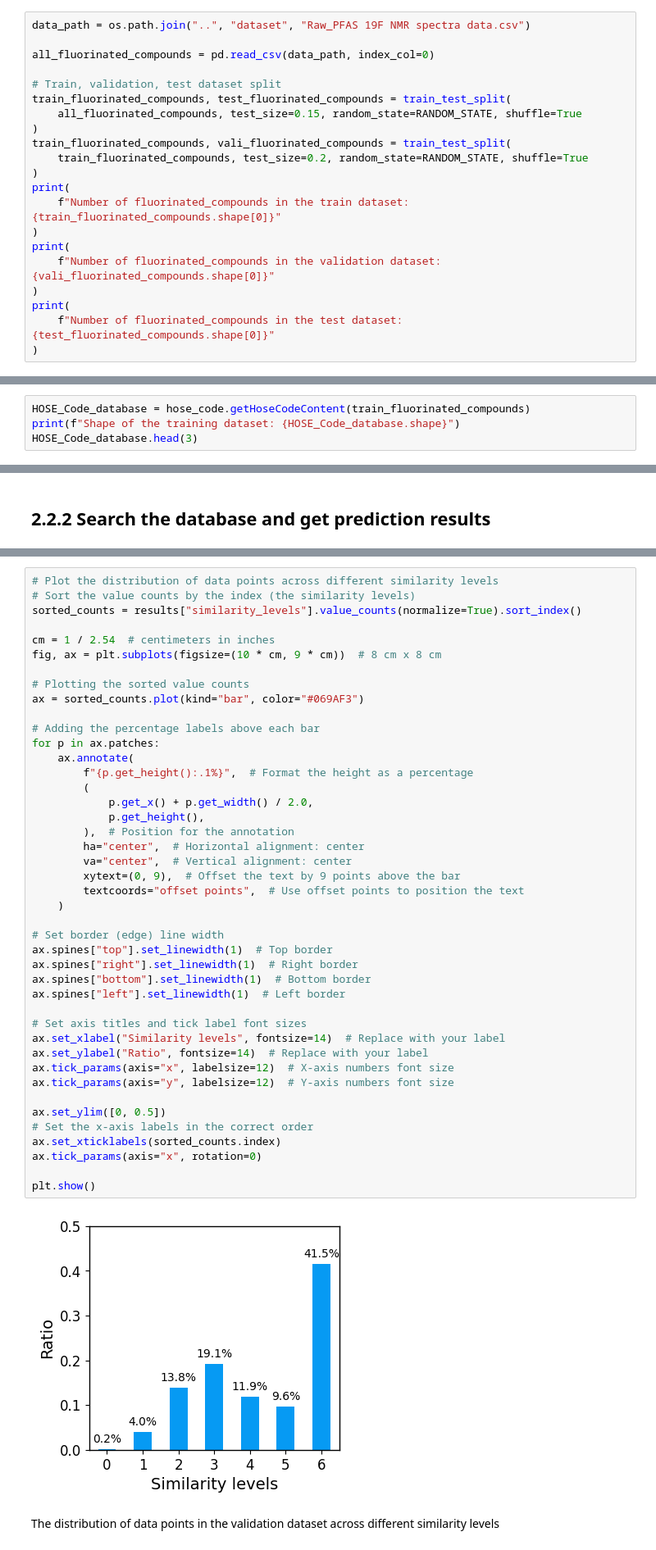
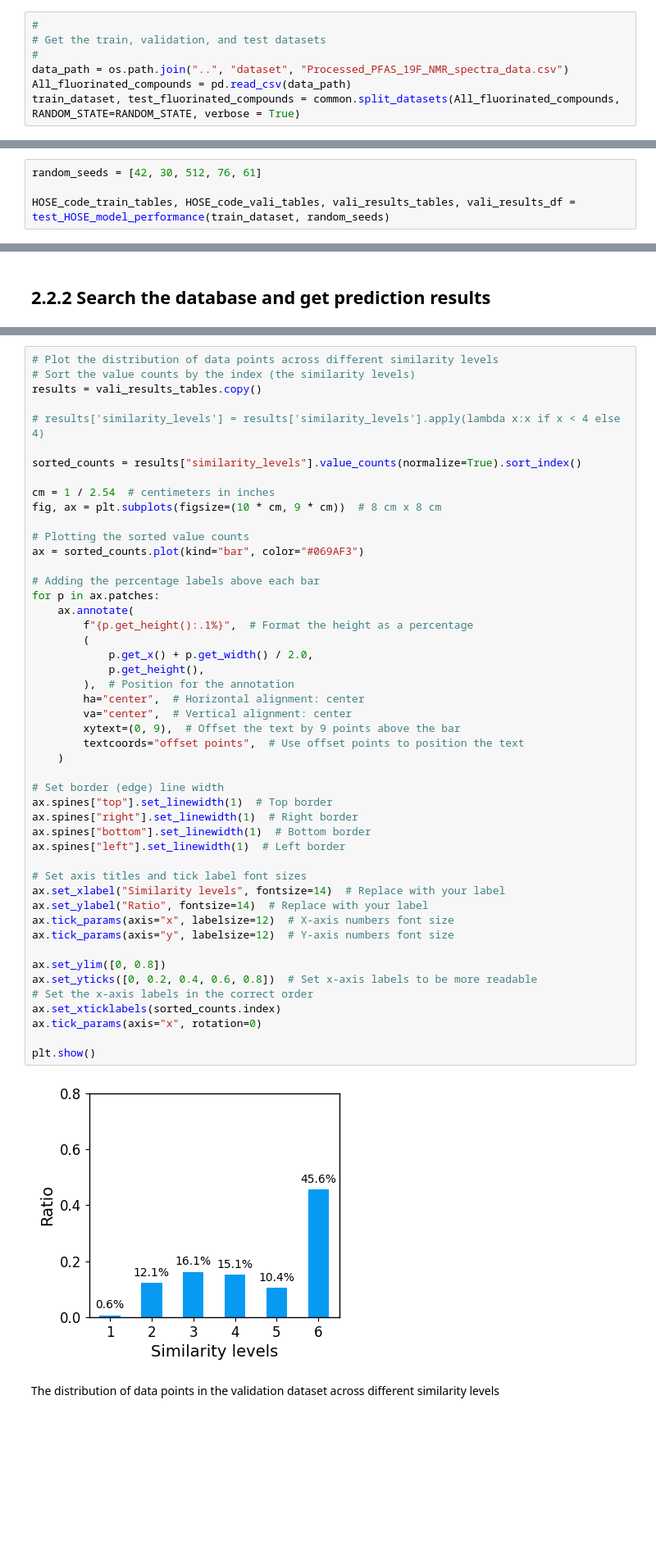
Before and after one commit to Dandan-Rao/19F-NMR-Machine-Learning-For-PFAS-Detection, a Jupyter notebook: notebooks/3_HOSE_based_nearest_neighbors_model.ipynb, the cells around one changed output, grey strips where cells are left out. Shown at 82% size. Saved outputs shown, nothing was run; the diff lists cells and outputs as text; blank space fills up the shorter version.

```diff
--- a/notebooks/3_HOSE_based_nearest_neighbors_model.ipynb
+++ b/notebooks/3_HOSE_based_nearest_neighbors_model.ipynb
@@ -114,24 +119,10 @@ The similarity score for each prediction, which reflects the accuracy of the pre
 ## 2.1 Database Creation<a class="anchor" id="2.1"></a>
 A HOSE Code-NMR shift database is constructed from the training dataset.
 # %%
-data_path = os.path.join("..", "dataset", "Raw_PFAS 19F NMR spectra data.csv")
-
-all_fluorinated_compounds = pd.read_csv(data_path, index_col=0)
-
-# Train, validation, test dataset split
-train_fluorinated_compounds, test_fluorinated_compounds = train_test_split(
-    all_fluorinated_compounds, test_size=0.15, random_state=RANDOM_STATE, shuffle=True
-)
-train_fluorinated_compounds, vali_fluorinated_compounds = train_test_split(
-    train_fluorinated_compounds, test_size=0.2, random_state=RANDOM_STATE, shuffle=True
-)
-print(
-    f"Number of fluorinated_compounds in the train dataset: {train_fluorinated_compounds.shape[0]}"
-)
-print(
-    f"Number of fluorinated_compounds in the validation dataset: {vali_fluorinated_compounds.shape[0]}"
-)
-print(
-    f"Number of fluorinated_compounds in the test dataset: {test_fluorinated_compounds.shape[0]}"
-)
+#
+# Get the train, validation, and test datasets
+#
+data_path = os.path.join("..", "dataset", "Processed_PFAS_19F_NMR_spectra_data.csv")
+All_fluorinated_compounds = pd.read_csv(data_path)
+train_dataset, test_fluorinated_compounds = common.split_datasets(All_fluorinated_compounds, RANDOM_STATE=RANDOM_STATE, verbose = True)
 # %% [output]
@@ -154,5 +194,5 @@ example
 # %%
-HOSE_Code_database = hose_code.getHoseCodeContent(train_fluorinated_compounds)
-print(f"Shape of the training dataset: {HOSE_Code_database.shape}")
-HOSE_Code_database.head(3)
+random_seeds = [42, 30, 512, 76, 61]
+
+HOSE_code_train_tables, HOSE_code_vali_tables, vali_results_tables, vali_results_df = test_HOSE_model_performance(train_dataset, random_seeds)
 # %% [output]
@@ -210,6 +294,10 @@ results.head(4)
 # %%
 # Plot the distribution of data points across different similarity levels
 # Sort the value counts by the index (the similarity levels)
+results = vali_results_tables.copy()
+
+# results['similarity_levels'] = results['similarity_levels'].apply(lambda x:x if x < 4 else 4)
+
 sorted_counts = results["similarity_levels"].value_counts(normalize=True).sort_index()
 
 cm = 1 / 2.54  # centimeters in inches
@@ -223,35 +311,36 @@ for p in ax.patches:
     ax.annotate(
         f"{p.get_height():.1%}",  # Format the height as a percentage
         (
             p.get_x() + p.get_width() / 2.0,
             p.get_height(),
         ),  # Position for the annotation
         ha="center",  # Horizontal alignment: center
         va="center",  # Vertical alignment: center
         xytext=(0, 9),  # Offset the text by 9 points above the bar
         textcoords="offset points",  # Use offset points to position the text
     )
 
 # Set border (edge) line width
 ax.spines["top"].set_linewidth(1)  # Top border
 ax.spines["right"].set_linewidth(1)  # Right border
 ax.spines["bottom"].set_linewidth(1)  # Bottom border
 ax.spines["left"].set_linewidth(1)  # Left border
 
 # Set axis titles and tick label font sizes
 ax.set_xlabel("Similarity levels", fontsize=14)  # Replace with your label
 ax.set_ylabel("Ratio", fontsize=14)  # Replace with your label
 ax.tick_params(axis="x", labelsize=12)  # X-axis numbers font size
 ax.tick_params(axis="y", labelsize=12)  # Y-axis numbers font size
 
-ax.set_ylim([0, 0.5])
+ax.set_ylim([0, 0.8])
+ax.set_yticks([0, 0.2, 0.4, 0.6, 0.8])  # Set x-axis labels to be more readable
 # Set the x-axis labels in the correct order
 ax.set_xticklabels(sorted_counts.index)
 ax.tick_params(axis="x", rotation=0)
 
 plt.show()
 # %% [output]
-[figure, old version]
+[figure, new version]
 # %% [markdown]
 The distribution of data points in the validation dataset across different similarity levels
 # %% [markdown]
```
Also changed, not shown: parts of 22 cells of this notebook, 8 other files.
